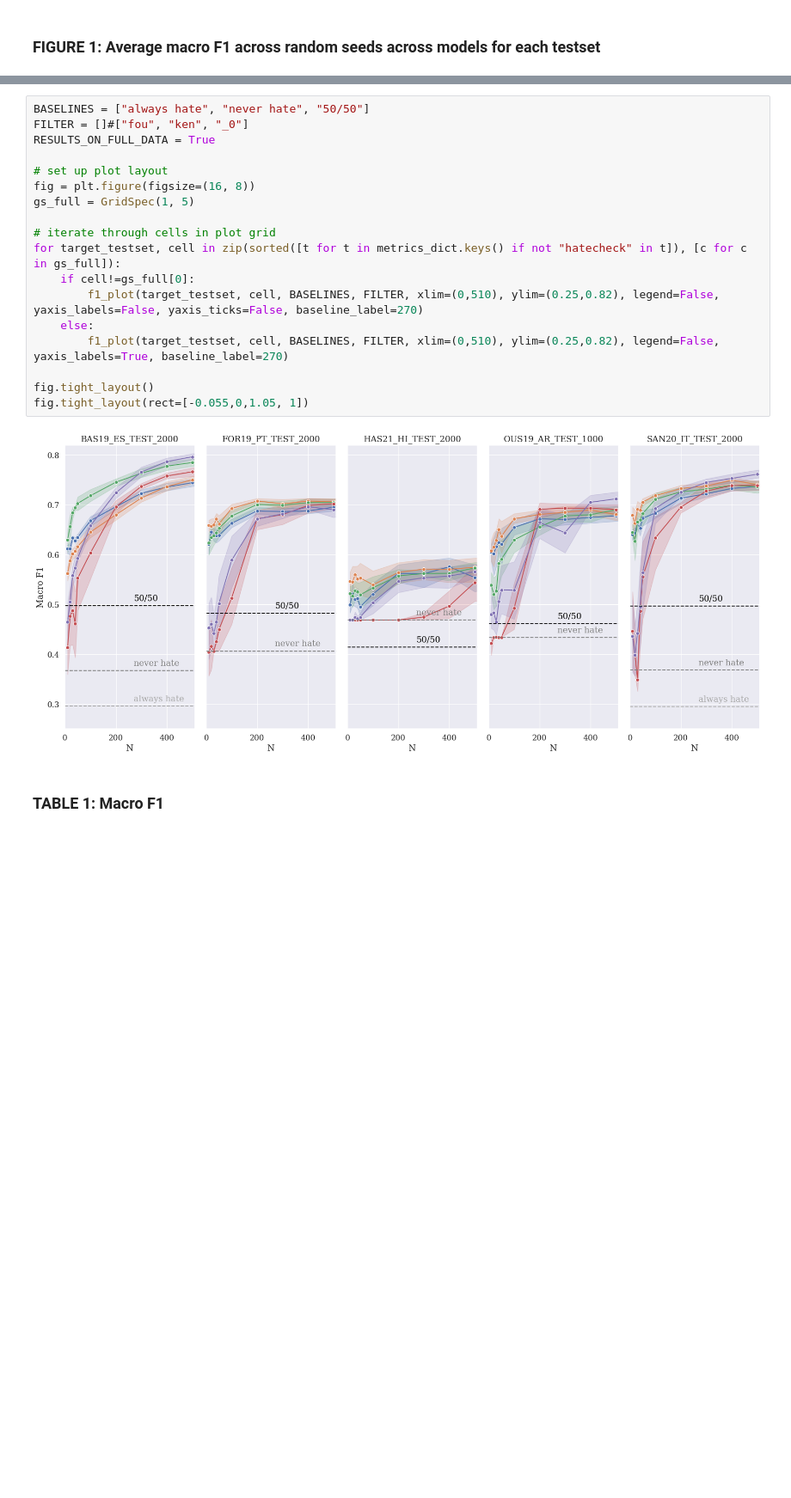
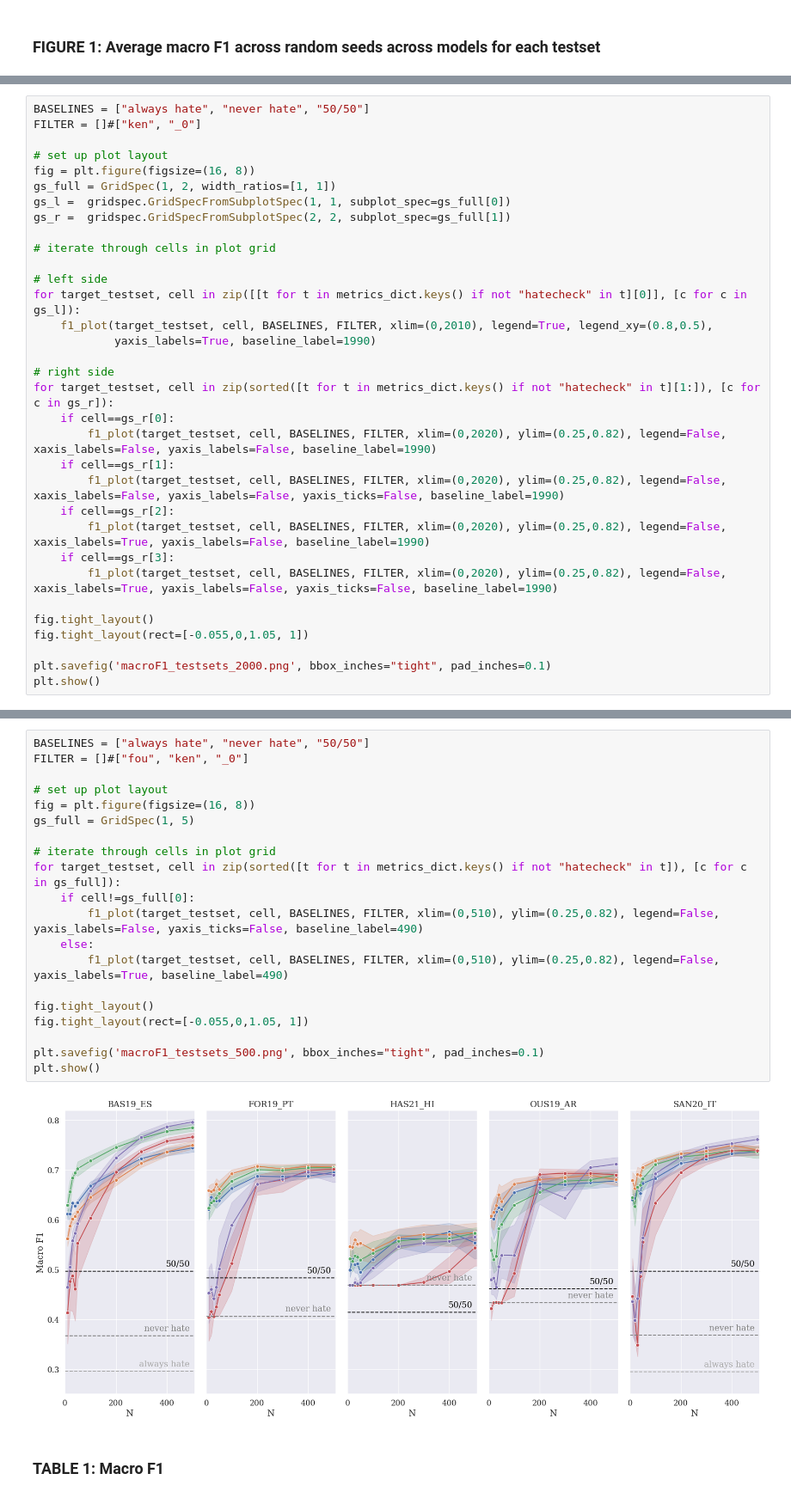
Before and after one commit to paul-rottger/efficient-low-resource-hate-detection, a Jupyter notebook: 3_evaluation/evaluate_results.ipynb, the cells around one changed output, grey strips where cells are left out. Shown at 86% size. Saved outputs shown, nothing was run; the diff lists cells and outputs as text; blank space fills up the shorter version.

Commit message:
better graphs

```diff
--- a/3_evaluation/evaluate_results.ipynb
+++ b/3_evaluation/evaluate_results.ipynb
@@ -278,0 +298,33 @@ metrics_df[(metrics_df.testset=="bas19_es_test_2000")&(metrics_df.model=="xlmt_d
+# %%
+BASELINES = ["always hate", "never hate", "50/50"]
+FILTER = []#["ken", "_0"]
+
+# set up plot layout
+fig = plt.figure(figsize=(16, 8))
+gs_full = GridSpec(1, 2, width_ratios=[1, 1])
+gs_l =  gridspec.GridSpecFromSubplotSpec(1, 1, subplot_spec=gs_full[0])
+gs_r =  gridspec.GridSpecFromSubplotSpec(2, 2, subplot_spec=gs_full[1])
+
+# iterate through cells in plot grid
+
+# left side
+for target_testset, cell in zip([[t for t in metrics_dict.keys() if not "hatecheck" in t][0]], [c for c in gs_l]):
+    f1_plot(target_testset, cell, BASELINES, FILTER, xlim=(0,2010), legend=True, legend_xy=(0.8,0.5),
+            yaxis_labels=True, baseline_label=1990)
+
+# right side
+for target_testset, cell in zip(sorted([t for t in metrics_dict.keys() if not "hatecheck" in t][1:]), [c for c in gs_r]):
+    if cell==gs_r[0]:
+        f1_plot(target_testset, cell, BASELINES, FILTER, xlim=(0,2020), ylim=(0.25,0.82), legend=False, xaxis_labels=False, yaxis_labels=False, baseline_label=1990)
+    if cell==gs_r[1]:
+        f1_plot(target_testset, cell, BASELINES, FILTER, xlim=(0,2020), ylim=(0.25,0.82), legend=False, xaxis_labels=False, yaxis_labels=False, yaxis_ticks=False, baseline_label=1990)
+    if cell==gs_r[2]:
+        f1_plot(target_testset, cell, BASELINES, FILTER, xlim=(0,2020), ylim=(0.25,0.82), legend=False, xaxis_labels=True, yaxis_labels=False, baseline_label=1990)
+    if cell==gs_r[3]:
+        f1_plot(target_testset, cell, BASELINES, FILTER, xlim=(0,2020), ylim=(0.25,0.82), legend=False, xaxis_labels=True, yaxis_labels=False, yaxis_ticks=False, baseline_label=1990)
+
+fig.tight_layout()
+fig.tight_layout(rect=[-0.055,0,1.05, 1])
+
+plt.savefig('macroF1_testsets_2000.png', bbox_inches="tight", pad_inches=0.1)
+plt.show()
@@ -279,23 +333,25 @@ metrics_df[(metrics_df.testset=="bas19_es_test_2000")&(metrics_df.model=="xlmt_d
 # %%
 BASELINES = ["always hate", "never hate", "50/50"]
 FILTER = []#["fou", "ken", "_0"]
-RESULTS_ON_FULL_DATA = True
 
 # set up plot layout
 fig = plt.figure(figsize=(16, 8))
 gs_full = GridSpec(1, 5)
 
 # iterate through cells in plot grid
 for target_testset, cell in zip(sorted([t for t in metrics_dict.keys() if not "hatecheck" in t]), [c for c in gs_full]):
     if cell!=gs_full[0]:
-        f1_plot(target_testset, cell, BASELINES, FILTER, xlim=(0,510), ylim=(0.25,0.82), legend=False, yaxis_labels=False, yaxis_ticks=False, baseline_label=270)
+        f1_plot(target_testset, cell, BASELINES, FILTER, xlim=(0,510), ylim=(0.25,0.82), legend=False, yaxis_labels=False, yaxis_ticks=False, baseline_label=490)
     else:
-        f1_plot(target_testset, cell, BASELINES, FILTER, xlim=(0,510), ylim=(0.25,0.82), legend=False, yaxis_labels=True, baseline_label=270)
+        f1_plot(target_testset, cell, BASELINES, FILTER, xlim=(0,510), ylim=(0.25,0.82), legend=False, yaxis_labels=True, baseline_label=490)
 
 fig.tight_layout()
 fig.tight_layout(rect=[-0.055,0,1.05, 1])
+
+plt.savefig('macroF1_testsets_500.png', bbox_inches="tight", pad_inches=0.1)
+plt.show()
 # %% [output]
-[figure, old version]
+[figure, new version]
 # %% [markdown]
 ### TABLE 1: Macro F1
 # %%
```
Also changed, not shown: parts of 5 cells of this notebook, 3 other files.
